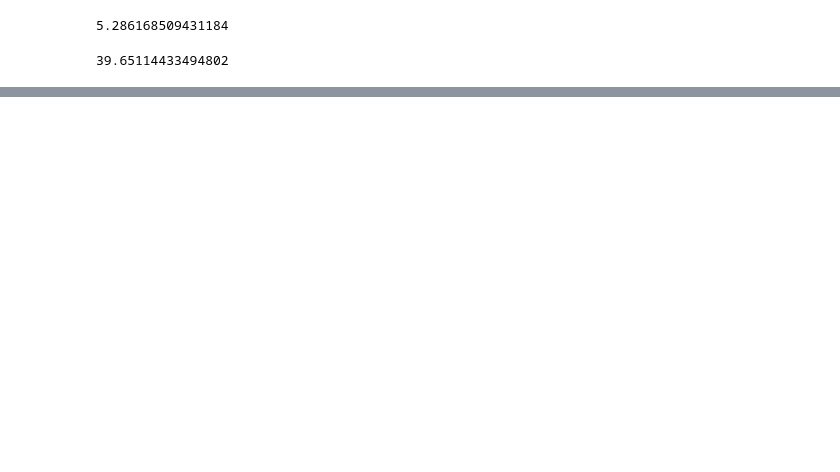
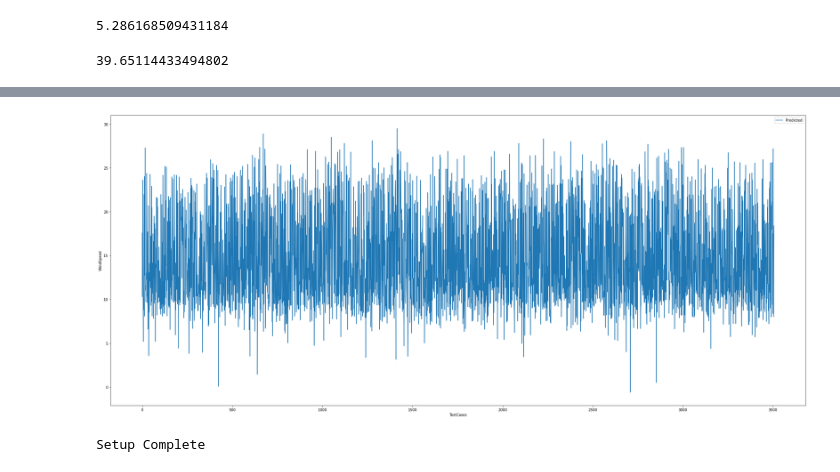
Before and after one commit to Shonit262/ANNWindSpeed, a Jupyter notebook: Untitled4.ipynb, the cells around one changed output, grey strips where cells are left out. Saved outputs shown, nothing was run; the diff lists cells and outputs as text; code cells hidden in the pictures; blank space fills up the shorter version.

```diff
--- a/Untitled4.ipynb
+++ b/Untitled4.ipynb
@@ -199,0 +211,18 @@ print(MAPE(pred,Y_test))
+# %%
+plt.figure(figsize=(35,15))
+plt.plot(pred,label='Predicted')
+plt.legend()
+plt.ylabel('WindSpeed')
+plt.xlabel('TestCases')
+plt.show()
+# %% [output]
+[figure, added]
+# %%
+import pandas as pd
+pd.plotting.register_matplotlib_converters()
+import matplotlib.pyplot as plt
+%matplotlib inline
+import seaborn as sns
+print("Setup Complete")
+# %% [output]
+Setup Complete
```
Also changed, not shown: parts of 5 cells of this notebook.
